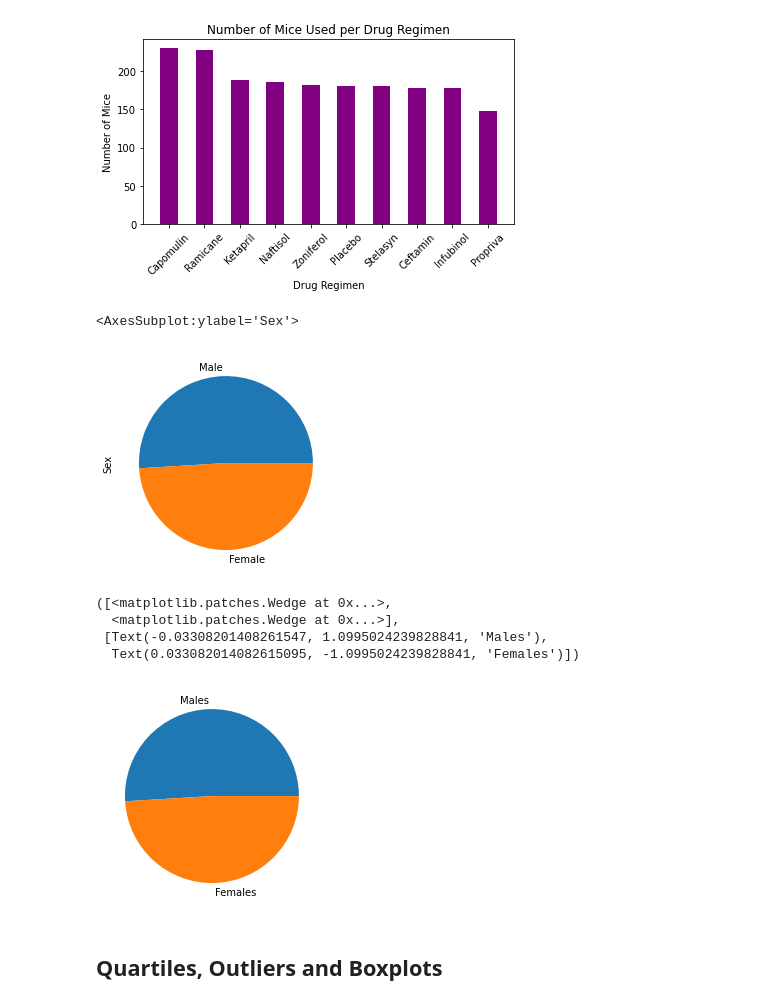
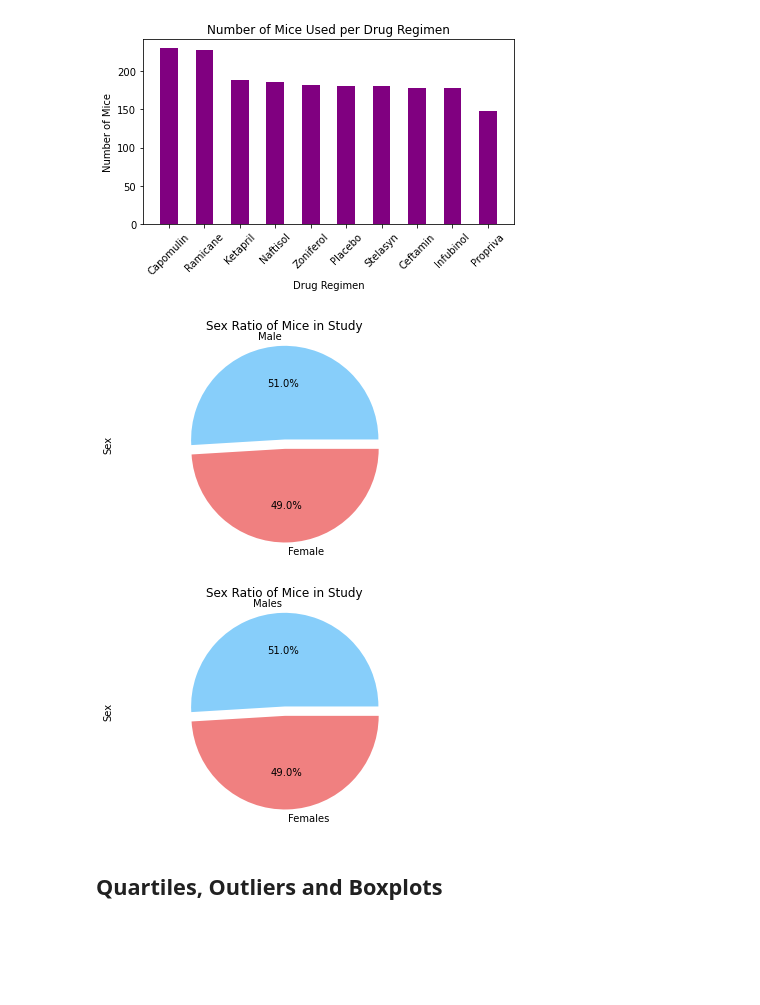
Before and after one commit to Shayoconnell7/pymaceuticals_challenge, a Jupyter notebook: pymaceuticals_challenge.ipynb, the cells around one changed output. Cells and saved outputs as stored; diff of their text form; code cells hidden in the pictures; blank space fills up the shorter version.

Commit message:
cleaned up pie charts

```diff
--- a/pymaceuticals_challenge.ipynb
+++ b/pymaceuticals_challenge.ipynb
@@ -196,11 +196,14 @@ plt.show()
 # %%
 # Generate a pie plot showing the distribution of female versus male mice using pandas
 sex_counts = cleaned_df['Sex'].value_counts()
 
-sex_counts.plot(kind='pie')
+sex_counts.plot(kind='pie', colors = ["lightskyblue","lightcoral"],explode = (0.1,0,),
+        autopct="%1.1f%%")
+plt.axis("equal")
+plt.title("Sex Ratio of Mice in Study")
+plt.show()
 # %% [output]
-<AxesSubplot:ylabel='Sex'>
-[figure, old version]
+[figure, new version]
 # %%
 # Generate a pie plot showing the distribution of female versus male mice using pyplot
 #plt.pie(sex_counts.index.values)
@@ -210,13 +213,14 @@ females = sex_counts['Female']
 sexes = ['Males', 'Females']
 sex_nums = [males, females]
 
-plt.pie(sex_nums, labels=sexes)
+plt.pie(sex_nums, labels=sexes,colors = ["lightskyblue","lightcoral"],explode = (0.1,0,),
+        autopct="%1.1f%%")
+plt.axis("equal")
+plt.title("Sex Ratio of Mice in Study")
+plt.ylabel('Sex')
+plt.show()
 # %% [output]
-([<matplotlib.patches.Wedge at 0x...>,
-  <matplotlib.patches.Wedge at 0x...>],
- [Text(-0.03308201408261547, 1.0995024239828841, 'Males'),
-  Text(0.033082014082615095, -1.0995024239828841, 'Females')])
-[figure, old version]
+[figure, new version]
 # %% [markdown]
 ## Quartiles, Outliers and Boxplots
 # %%
```
